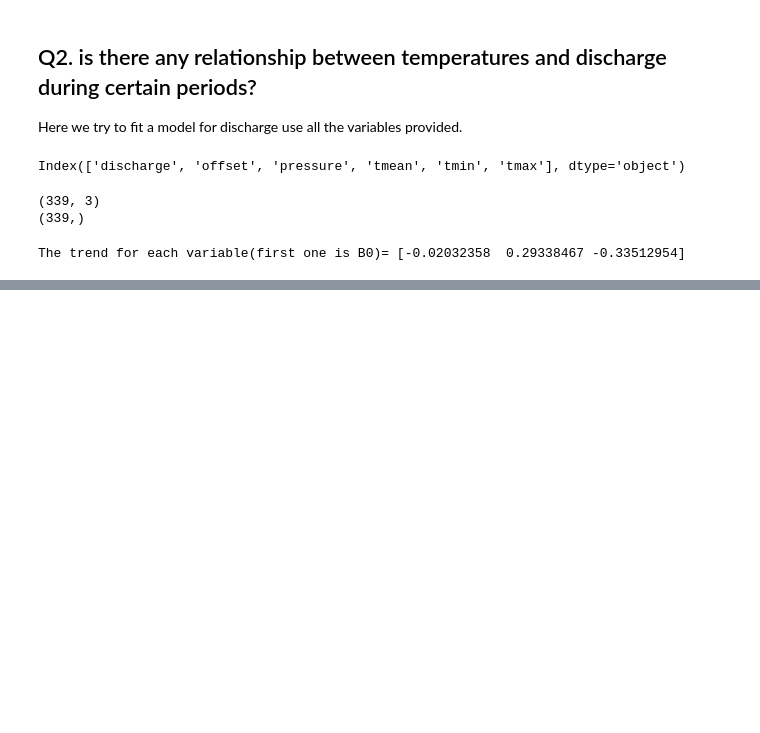
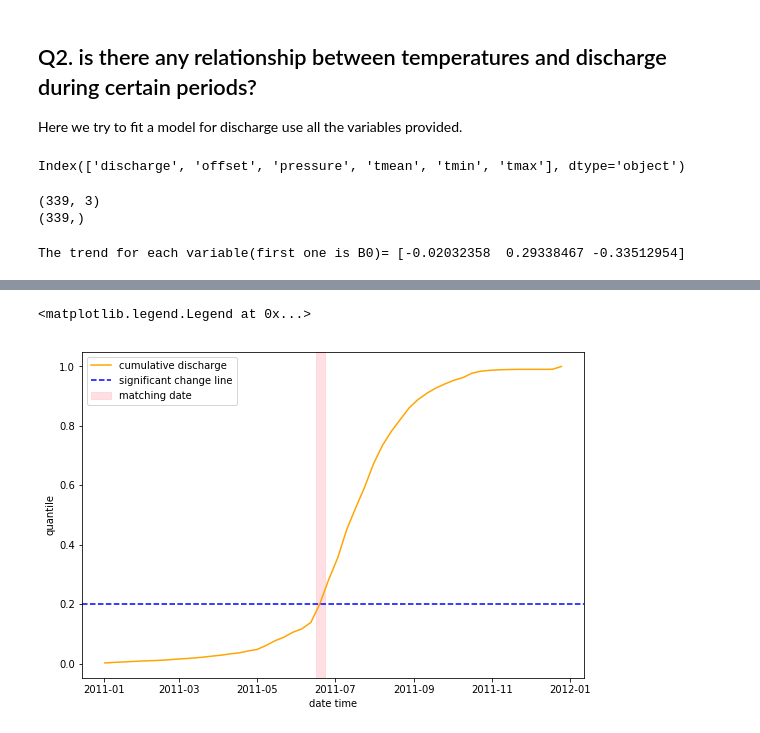
Before and after one commit to AzusaSayuri/UW-Data-analysis, a Jupyter notebook: HW7/Assignment7-XiminHu.ipynb, the cells around one changed output, grey strips where cells are left out. Cells and saved outputs as stored; diff of their text form; code cells hidden in the pictures; blank space fills up the shorter version.

```diff
--- a/HW7/Assignment7-XiminHu.ipynb
+++ b/HW7/Assignment7-XiminHu.ipynb
@@ -502,0 +577,25 @@ The model performance enhanced significantly after taking pressure into account.
+# %%
+df_2011=df_week1[104:156]
+
+dsum2011=np.sum(df_2011['discharge'])
+dcsum2011=np.cumsum(df_2011['discharge'])
+dcp2011=dcsum2011/dsum2011
+
+tsum2011=np.sum(df_2011['tmean'])
+tcsum2011=np.cumsum(df_2011['tmean'])
+tcp2011=tcsum2011/tsum2011
+
+
+
+plt.figure(figsize=(9,6))
+plt.plot(df_2011['datetime'], dcp2011, label='cumulative discharge', color='orange')
+
+plt.axhline(0.2, color='blue', linestyle='--', label='significant change line')
+plt.axvspan('2011-06-16','2011-06-23', alpha=0.5, color='pink', label='matching date')
+
+plt.xlabel('date time')
+plt.ylabel('quantile')
+plt.legend(loc="best")
+# %% [output]
+<matplotlib.legend.Legend at 0x...>
+[figure, added]
```
Also changed, not shown: parts of 29 cells of this notebook, 6 other files.
